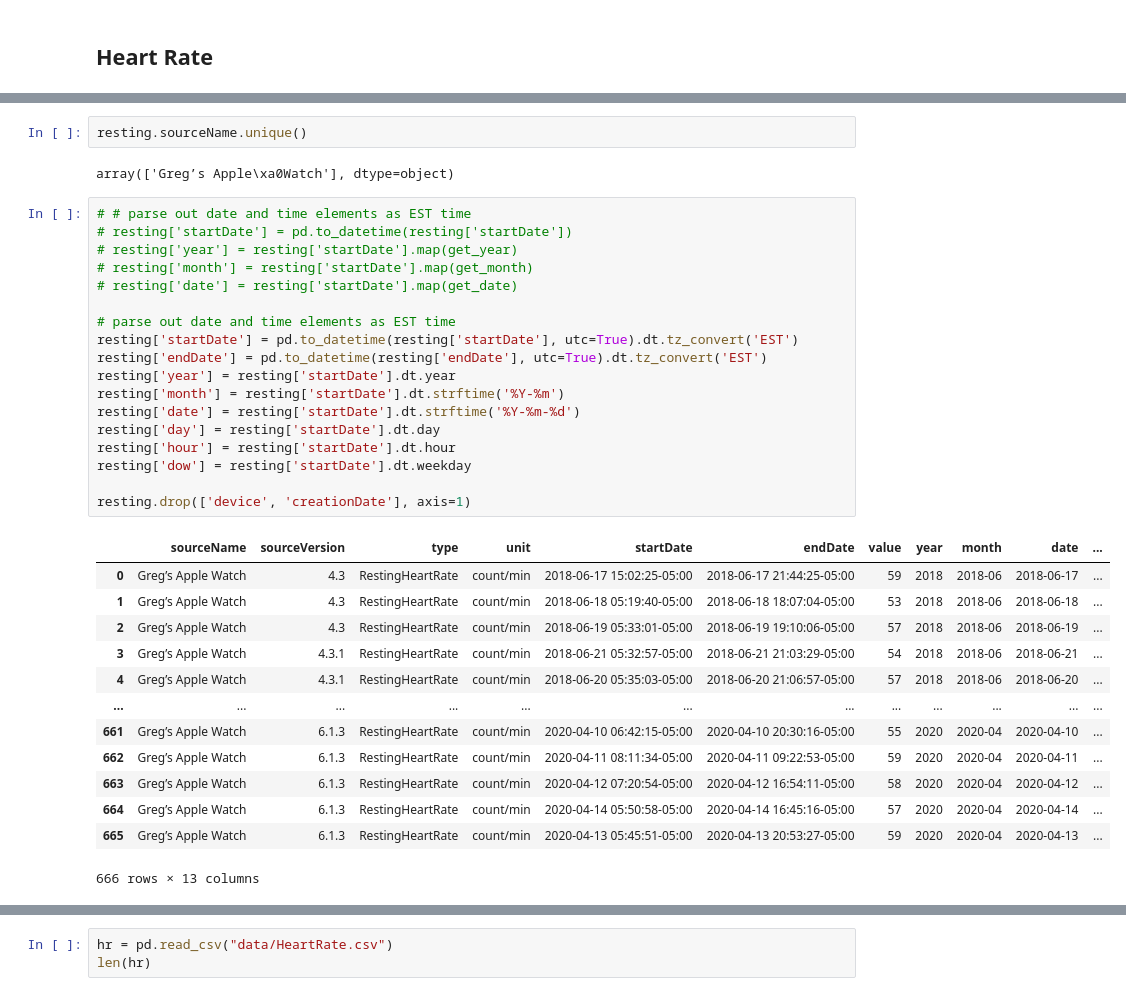
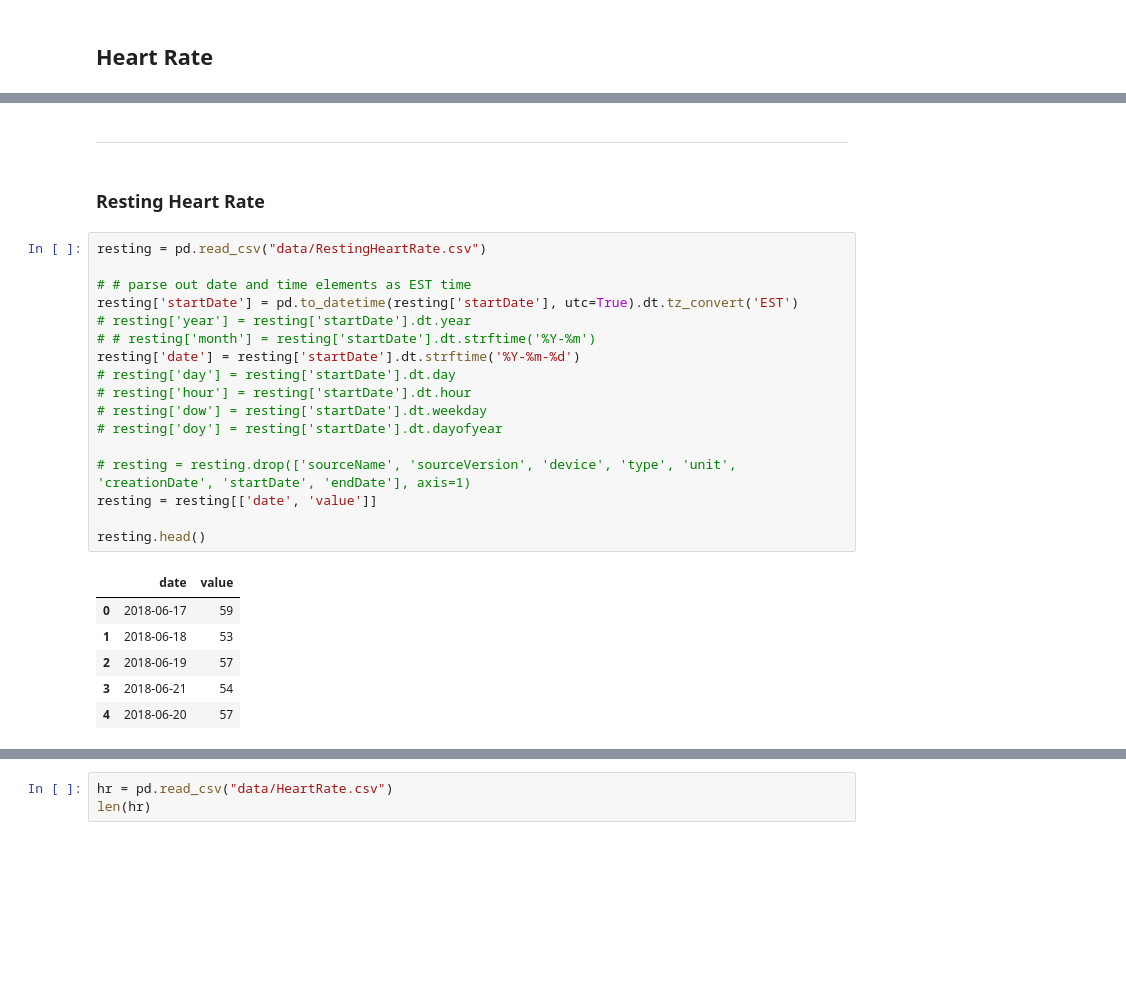
Before and after one commit to gregmames/qs_ledger, a Jupyter notebook: apple_health/apple_health_data_processor.ipynb, the cells around one changed output, grey strips where cells are left out. Cells and saved outputs as stored; diff of their text form; blank space fills up the shorter version.

Commit message:
200416 added avg resting HR

```diff
--- a/apple_health/apple_health_data_processor.ipynb
+++ b/apple_health/apple_health_data_processor.ipynb
@@ -381,37 +376,29 @@ resting.tail()
-# %%
-resting.sourceName.unique()
-# %% [output]
-array(['Greg’s Apple\xa0Watch'], dtype=object)
+# %% [markdown]
+----
+# %% [markdown]
+### Resting Heart Rate
 # %%
+resting = pd.read_csv("data/RestingHeartRate.csv")
+
 # # parse out date and time elements as EST time
-# resting['startDate'] = pd.to_datetime(resting['startDate'])
-# resting['year'] = resting['startDate'].map(get_year)
-# resting['month'] = resting['startDate'].map(get_month)
-# resting['date'] = resting['startDate'].map(get_date)
+resting['startDate'] = pd.to_datetime(resting['startDate'], utc=True).dt.tz_convert('EST')
+# resting['year'] = resting['startDate'].dt.year
+# # resting['month'] = resting['startDate'].dt.strftime('%Y-%m')
+resting['date'] = resting['startDate'].dt.strftime('%Y-%m-%d')
+# resting['day'] = resting['startDate'].dt.day
+# resting['hour'] = resting['startDate'].dt.hour
+# resting['dow'] = resting['startDate'].dt.weekday
+# resting['doy'] = resting['startDate'].dt.dayofyear
 
-# parse out date and time elements as EST time
-resting['startDate'] = pd.to_datetime(resting['startDate'], utc=True).dt.tz_convert('EST')
-resting['endDate'] = pd.to_datetime(resting['endDate'], utc=True).dt.tz_convert('EST')
-resting['year'] = resting['startDate'].dt.year
-resting['month'] = resting['startDate'].dt.strftime('%Y-%m')
-resting['date'] = resting['startDate'].dt.strftime('%Y-%m-%d')
-resting['day'] = resting['startDate'].dt.day
-resting['hour'] = resting['startDate'].dt.hour
-resting['dow'] = resting['startDate'].dt.weekday
+# resting = resting.drop(['sourceName', 'sourceVersion', 'device', 'type', 'unit', 'creationDate', 'startDate', 'endDate'], axis=1)
+resting = resting[['date', 'value']]
 
-resting.drop(['device', 'creationDate'], axis=1)
+resting.head()
 # %% [output]
-|  | sourceName | sourceVersion | type | unit | startDate | endDate | value | year | month | date | ... |
-| 0 | Greg’s Apple Watch | 4.3 | RestingHeartRate | count/min | 2018-06-17 15:02:25-05:00 | 2018-06-17 21:44:25-05:00 | 59 | 2018 | 2018-06 | 2018-06-17 | ... |
-| 1 | Greg’s Apple Watch | 4.3 | RestingHeartRate | count/min | 2018-06-18 05:19:40-05:00 | 2018-06-18 18:07:04-05:00 | 53 | 2018 | 2018-06 | 2018-06-18 | ... |
-| 2 | Greg’s Apple Watch | 4.3 | RestingHeartRate | count/min | 2018-06-19 05:33:01-05:00 | 2018-06-19 19:10:06-05:00 | 57 | 2018 | 2018-06 | 2018-06-19 | ... |
-| 3 | Greg’s Apple Watch | 4.3.1 | RestingHeartRate | count/min | 2018-06-21 05:32:57-05:00 | 2018-06-21 21:03:29-05:00 | 54 | 2018 | 2018-06 | 2018-06-21 | ... |
-| 4 | Greg’s Apple Watch | 4.3.1 | RestingHeartRate | count/min | 2018-06-20 05:35:03-05:00 | 2018-06-20 21:06:57-05:00 | 57 | 2018 | 2018-06 | 2018-06-20 | ... |
-| ... | ... | ... | ... | ... | ... | ... | ... | ... | ... | ... | ... |
-| 661 | Greg’s Apple Watch | 6.1.3 | RestingHeartRate | count/min | 2020-04-10 06:42:15-05:00 | 2020-04-10 20:30:16-05:00 | 55 | 2020 | 2020-04 | 2020-04-10 | ... |
-| 662 | Greg’s Apple Watch | 6.1.3 | RestingHeartRate | count/min | 2020-04-11 08:11:34-05:00 | 2020-04-11 09:22:53-05:00 | 59 | 2020 | 2020-04 | 2020-04-11 | ... |
-| 663 | Greg’s Apple Watch | 6.1.3 | RestingHeartRate | count/min | 2020-04-12 07:20:54-05:00 | 2020-04-12 16:54:11-05:00 | 58 | 2020 | 2020-04 | 2020-04-12 | ... |
-| 664 | Greg’s Apple Watch | 6.1.3 | RestingHeartRate | count/min | 2020-04-14 05:50:58-05:00 | 2020-04-14 16:45:16-05:00 | 57 | 2020 | 2020-04 | 2020-04-14 | ... |
-| 665 | Greg’s Apple Watch | 6.1.3 | RestingHeartRate | count/min | 2020-04-13 05:45:51-05:00 | 2020-04-13 20:53:27-05:00 | 59 | 2020 | 2020-04 | 2020-04-13 | ... |
+|  | date | value |
+| 0 | 2018-06-17 | 59 |
+| 1 | 2018-06-18 | 53 |
+| 2 | 2018-06-19 | 57 |
+| 3 | 2018-06-21 | 54 |
+| 4 | 2018-06-20 | 57 |
-666 rows × 13 columns
 # %%
```
Also changed, not shown: parts of 10 cells of this notebook.
